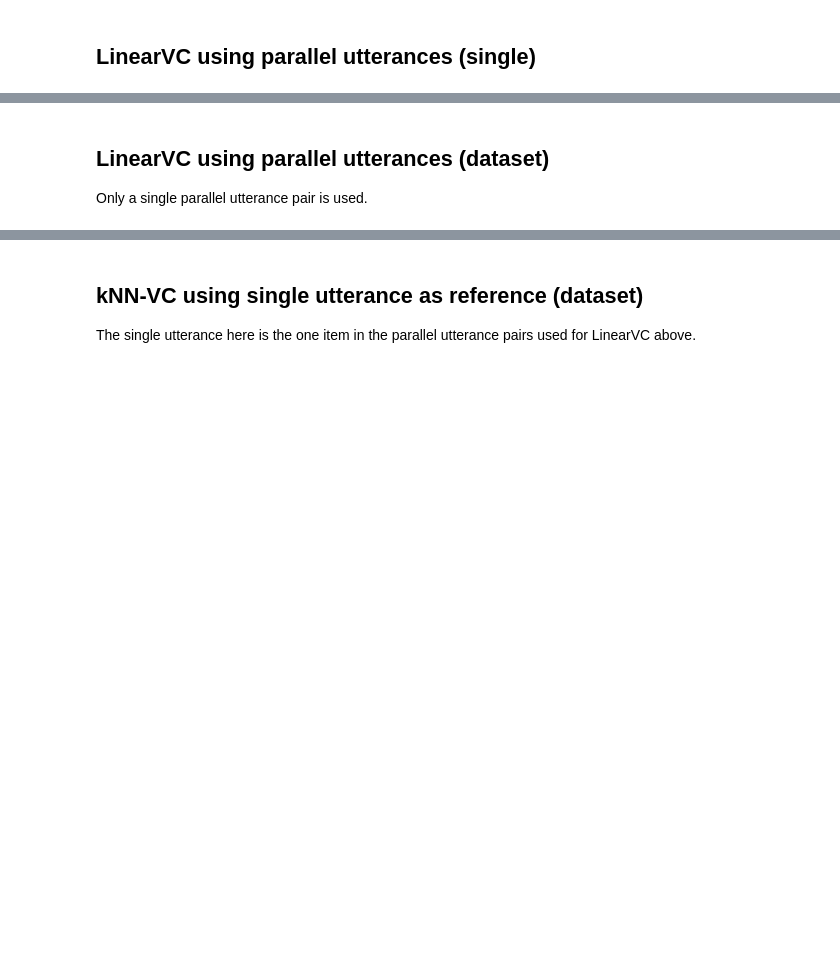
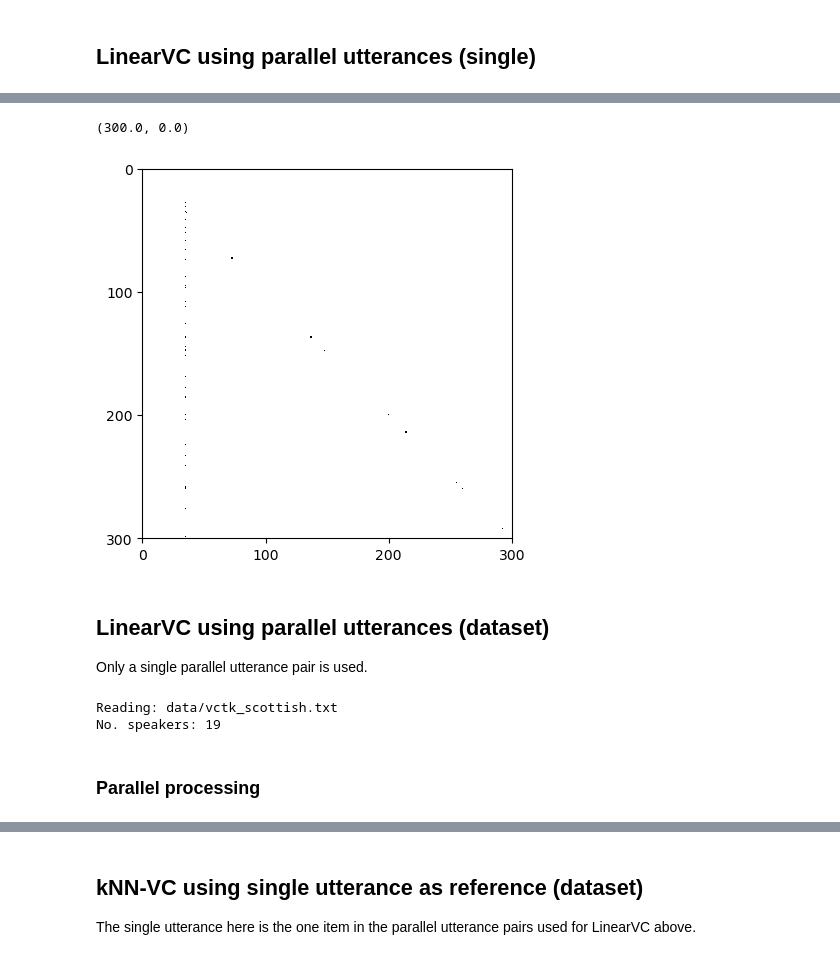
Before and after one commit to kamperh/linearvc, a Jupyter notebook: experiments_vctk.ipynb, the cells around one changed output, grey strips where cells are left out. Saved outputs shown, nothing was run; the diff lists cells and outputs as text; code cells hidden in the pictures; blank space fills up the shorter version.

```diff
--- a/experiments_vctk.ipynb
+++ b/experiments_vctk.ipynb
@@ -36,7 +36,8 @@ Using cache found in /home/kamperh/.cache/torch/hub/bshall_knn-vc_master
 # %% [markdown]
 ## LinearVC using parallel utterances (single)
 # %%
-wav_dir = Path("/home/kamperh/scratch/vctk/wav/")
+subset = "scottish"
+wav_dir = Path(f"/home/kamperh/scratch/vctk/wav/{subset}/")
 k_top = 1
 # %%
 # Projection matrices
@@ -152,19 +170,51 @@ display.Audio(wav_hat.squeeze().cpu(), rate=16000)
 display.Audio(wav_hat.squeeze().cpu(), rate=16000)
 # %% [output]
 [interactive output not drawn]
+# %%
+import matplotlib.pyplot as plt
+W_numpy = W.cpu().numpy()
+np.save(f"doc/{source}-{target}_{utt}.npy", W_numpy)
+matrix = W_numpy.copy()
+matrix[np.abs(matrix) < 1e-4] = 0.0
+matrix[np.abs(matrix) > 1e-4] = 1.0
+fig, ax = plt.subplots(1, 1)
+ax.imshow(matrix.T, cmap="binary", aspect="equal", interpolation="none")
+
+# ax.set_title(r"$\mathbf{W}^\top$")
+ax.set_xticks([0, 100, 200, 300, 400, 500])
+ax.set_yticks([0, 100, 200, 300, 400, 500])
+ax.set_xlim([0, 300])
+ax.set_ylim([300, 0])
+# %% [output]
+(300.0, 0.0)
+[figure, added]
 # %% [markdown]
 ## LinearVC using parallel utterances (dataset)
 
 Only a single parallel utterance pair is used.
 # %%
 # exp_tag = "2024-09-16"
-exp_tag = "2024-11-07_rrr"
-eval_csv = Path("data/speakersim_vctk_english.csv")
-wav_dir = Path("/home/kamperh/scratch/vctk/wav")
-output_dir = Path(f"/home/kamperh/scratch/linearvc/vctk/{exp_tag}")
+# subset = "english"
+subset = "scottish"
+# exp_tag = "2024-11-16"
+exp_tag = "2024-11-17"
+eval_csv = Path(f"data/speakersim_vctk_{subset}.csv")
+wav_dir = Path(f"/home/kamperh/scratch/vctk/wav/{subset}/")
+output_dir = Path(f"/home/kamperh/scratch/linearvc/vctk/{subset}/{exp_tag}")
+speaker_fn = Path(f"data/vctk_{subset}.txt")
 
 k_top = 1
 # parallel_utt = "023"
 parallel_utt = "008"
 
+print("Reading:", speaker_fn)
+with open(speaker_fn) as f:
+    speakers = [line.strip() for line in f.readlines()]
+print("No. speakers:", len(speakers))
+
 output_dir.mkdir(parents=True, exist_ok=True)
+# %% [output]
+Reading: data/vctk_scottish.txt
+No. speakers: 19
+# %% [markdown]
+### Parallel processing
```
Also changed, not shown: parts of 23 cells of this notebook, 9 other files.
